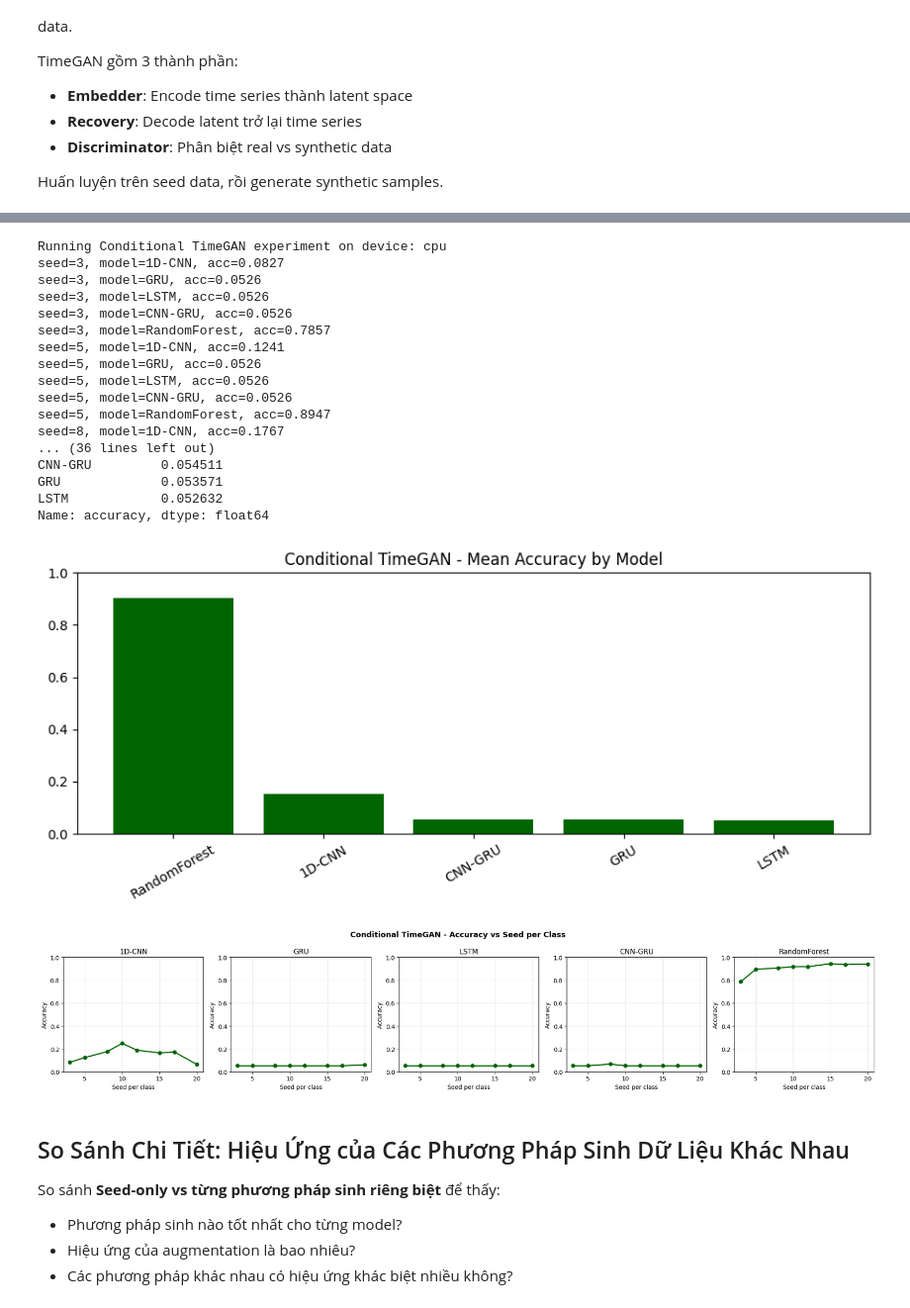
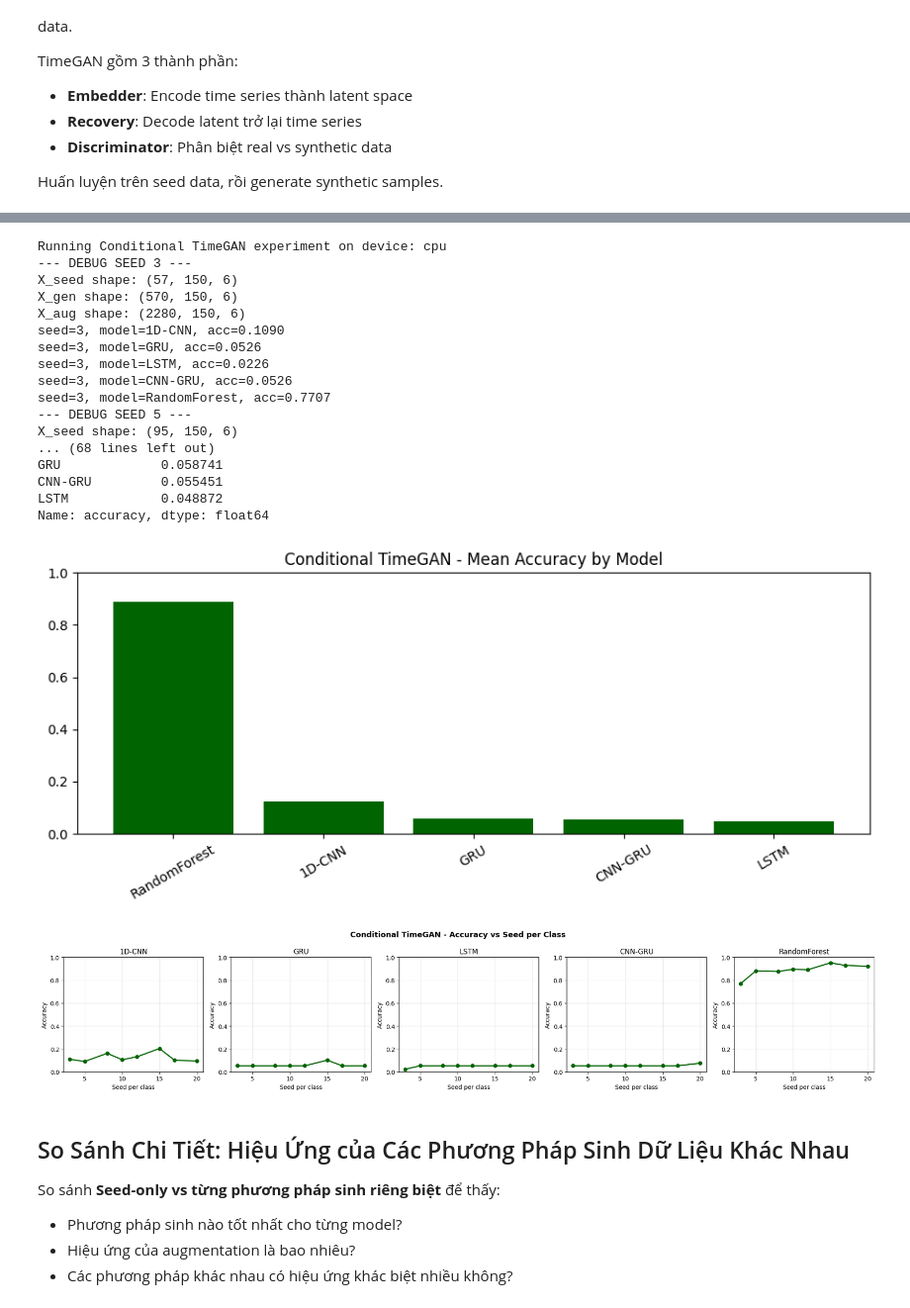
Before and after one commit to MomThu/oil_data_generation, a Jupyter notebook: data_generation_experiment.ipynb, the cells around one changed output, grey strips where cells are left out. Shown at 99% size. Cells and saved outputs as stored; diff of their text form; code cells hidden in the pictures.

```diff
--- a/data_generation_experiment.ipynb
+++ b/data_generation_experiment.ipynb
@@ -1666,14 +1398,8 @@ Name: accuracy, dtype: float64
 # %%
 
 # Conditional TimeGAN experiment: add class embedding for improved generation
-import numpy as np
-import pandas as pd
-import torch
+# Note: Setup cell provides numpy, pandas, torch, sklearn modules and helper functions
 import torch.nn as nn
-from sklearn.model_selection import train_test_split
-from sklearn.preprocessing import LabelEncoder, MinMaxScaler
-from sklearn.ensemble import RandomForestClassifier
-from sklearn.metrics import accuracy_score
 
 
 class ConditionalTimeGANGenerator(nn.Module):
@@ -1768,6 +1494,12 @@ def conditional_timegan_generate_by_class(X_seed, y_seed, n_generate, num_classe
 
     X_gen = np.concatenate(x_list, axis=0) if x_list else np.empty((0,) + X_seed.shape[1:], dtype=np.float32)
     y_gen = np.concatenate(y_list, axis=0) if y_list else np.empty((0,), dtype=y_seed.dtype)
+
+    print(f"--- DEBUG SEED {seed_per_class} ---")
+    print(f"X_seed shape: {X_seed.shape}") # Nên là (57, 150, 6)
+    print(f"X_gen shape: {X_gen.shape}")   # Nếu là (50, 150, 6) thì QUÁ ÍT. Nên là (950, 150, 6)
+    print(f"X_aug shape: {X_aug.shape}")   # Tổng tập train sau cùng
+
     return X_gen, y_gen
 
 
@@ -1854,7 +1586,7 @@ print(f'Running Conditional TimeGAN experiment on device: {device}')
 for seed_per_class in COND_TIMEGAN_SEEDS:
     rng_local = np.random.default_rng(RANDOM_SEED + seed_per_class * 2000)
     X_seed, y_seed = make_seed_subset(X_train_pool_ctg, y_train_pool_ctg, seed_per_class, rng_local)
-    n_generate = max(50, seed_per_class * 5)
+    n_generate = 19 * max(30, seed_per_class * 5)
     X_gen, y_gen = conditional_timegan_generate_by_class(X_seed, y_seed, n_generate, num_classes_ctg, device=device, epochs=20)
 
     X_aug = np.concatenate([X_seed, X_gen], axis=0)
@@ -1864,7 +1596,7 @@ for seed_per_class in COND_TIMEGAN_SEEDS:
     y_aug = y_aug[perm]
 
     for model_name in COND_TIMEGAN_MODELS:
-        acc = conditional_timegan_train_eval(model_name, X_aug, y_aug, X_test_fixed_ctg, y_test_fixed_ctg, RANDOM_SEED)
+        acc = train_eval_model(model_name, X_aug, y_aug, X_test_fixed_ctg, y_test_fixed_ctg, RANDOM_SEED)
         COND_TIMEGAN_RESULTS.append({
             'method': 'conditional_timegan',
             'method_label': 'Conditional TimeGAN',
@@ -1884,48 +1616,48 @@ print('\nMean accuracy by model:')
 print(COND_TIMEGAN_DF.groupby('model')['accuracy'].mean().sort_values(ascending=False))
 
 # Visualization: bar chart and line plots
 plt.figure(figsize=(9, 4))
 mean_by_model = COND_TIMEGAN_DF.groupby('model', as_index=False)['accuracy'].mean().sort_values('accuracy', ascending=False)
 plt.bar(mean_by_model['model'], mean_by_model['accuracy'], color='darkgreen')
 plt.title('Conditional TimeGAN - Mean Accuracy by Model')
 plt.ylim(0, 1)
 plt.xticks(rotation=30)
 plt.tight_layout()
 plt.show()
 
 fig, axes = plt.subplots(1, len(COND_TIMEGAN_MODELS), figsize=(20, 4))
 for idx, model_name in enumerate(COND_TIMEGAN_MODELS):
     ax = axes[idx]
     curve = COND_TIMEGAN_DF[COND_TIMEGAN_DF['model'] == model_name].groupby('seed_per_class', as_index=False)['accuracy'].mean()
     ax.plot(curve['seed_per_class'], curve['accuracy'], marker='o', linewidth=2, color='darkgreen')
     ax.set_title(model_name)
     ax.set_xlabel('Seed per class')
     ax.set_ylabel('Accuracy')
     ax.set_ylim(0, 1)
     ax.grid(True, alpha=0.3)
 fig.suptitle('Conditional TimeGAN - Accuracy vs Seed per Class', fontsize=13, fontweight='bold')
 plt.tight_layout()
 plt.show()
 # %% [output]
 Running Conditional TimeGAN experiment on device: cpu
-seed=3, model=1D-CNN, acc=0.0827
+--- DEBUG SEED 3 ---
+X_seed shape: (57, 150, 6)
+X_gen shape: (570, 150, 6)
+X_aug shape: (2280, 150, 6)
+seed=3, model=1D-CNN, acc=0.1090
 seed=3, model=GRU, acc=0.0526
-seed=3, model=LSTM, acc=0.0526
+seed=3, model=LSTM, acc=0.0226
 seed=3, model=CNN-GRU, acc=0.0526
-seed=3, model=RandomForest, acc=0.7857
-seed=5, model=1D-CNN, acc=0.1241
-seed=5, model=GRU, acc=0.0526
-seed=5, model=LSTM, acc=0.0526
-seed=5, model=CNN-GRU, acc=0.0526
-seed=5, model=RandomForest, acc=0.8947
-seed=8, model=1D-CNN, acc=0.1767
-... (36 lines left out)
-CNN-GRU         0.054511
-GRU             0.053571
-LSTM            0.052632
+seed=3, model=RandomForest, acc=0.7707
+--- DEBUG SEED 5 ---
+X_seed shape: (95, 150, 6)
+... (68 lines left out)
+GRU             0.058741
+CNN-GRU         0.055451
+LSTM            0.048872
 Name: accuracy, dtype: float64
-[figure, old version]
+[figure, new version]
-[figure, old version]
+[figure, new version]
 # %% [markdown]
 ## So Sánh Chi Tiết: Hiệu Ứng của Các Phương Pháp Sinh Dữ Liệu Khác Nhau
 
```
Also changed, not shown: parts of 12 cells of this notebook, 5 other files.
